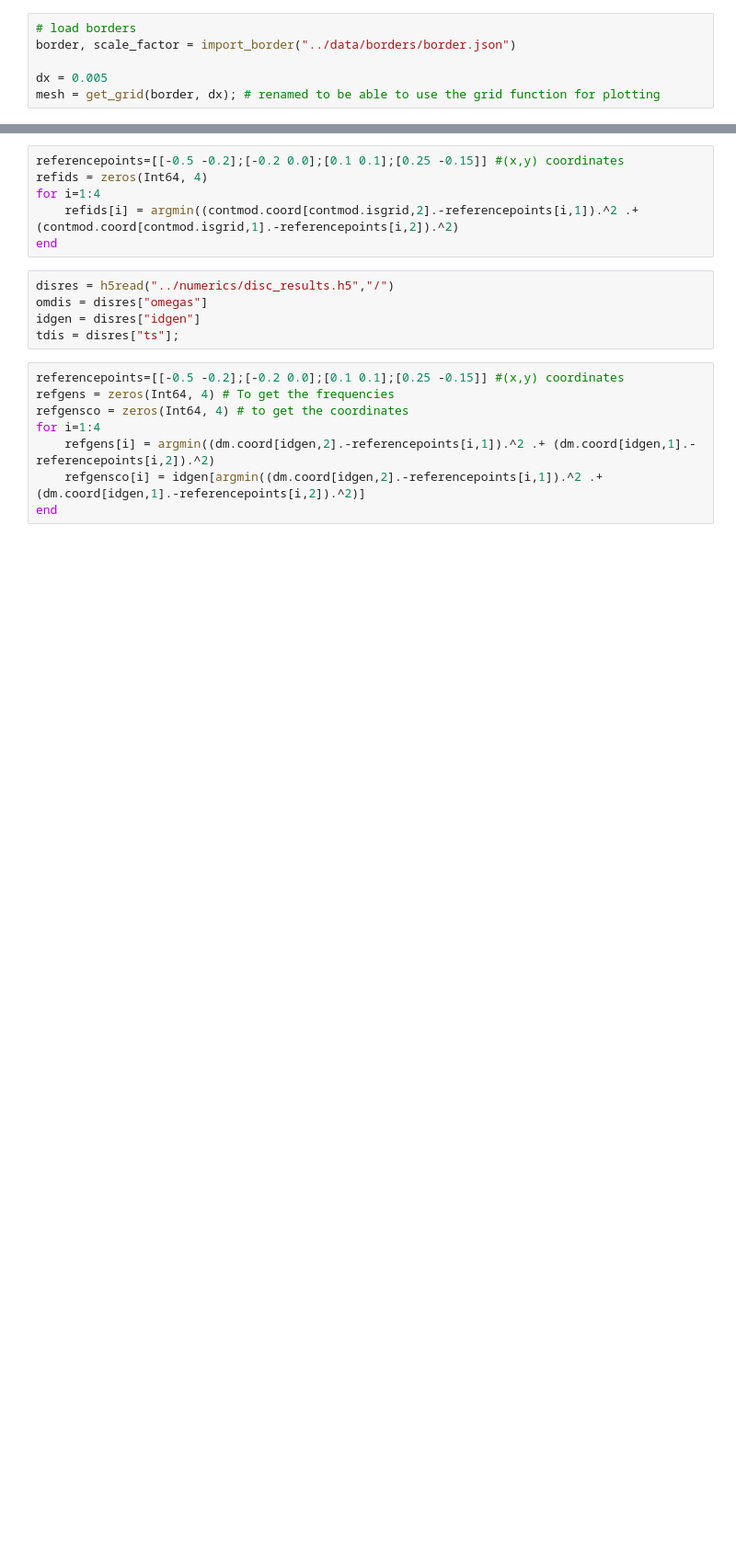
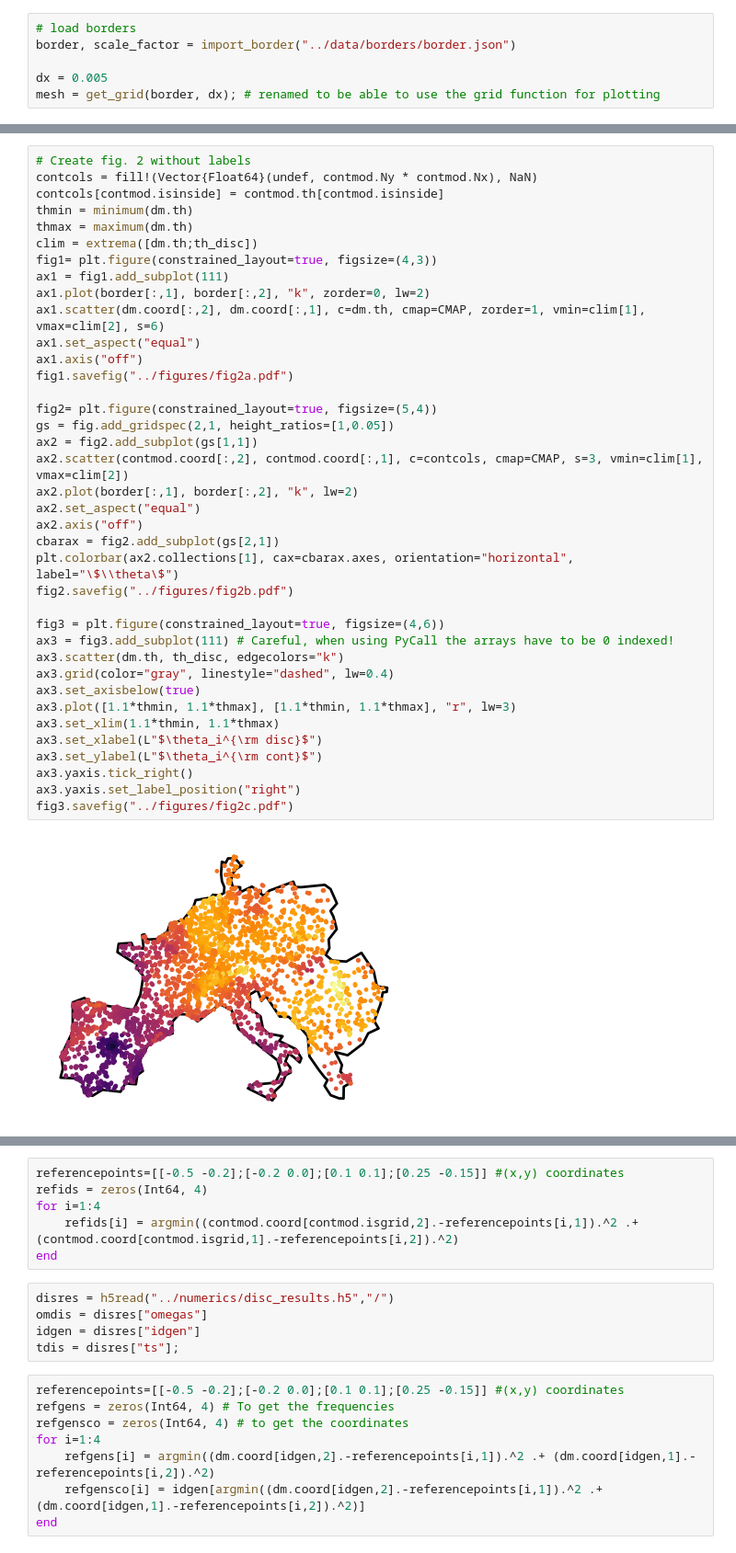
Before and after one commit to laurentpagnier/ContGridMod.jl, a Jupyter notebook: notebooks/plots.ipynb, the cells around one changed output, grey strips where cells are left out. Shown at 92% size. Drawn from its saved outputs; the diff is of its cells as text; blank space fills up the shorter version.

```diff
--- a/notebooks/plots.ipynb
+++ b/notebooks/plots.ipynb
@@ -139,0 +253,40 @@ plt.savefig("../figures/fig2.pdf")
+# %%
+# Create fig. 2 without labels
+contcols = fill!(Vector{Float64}(undef, contmod.Ny * contmod.Nx), NaN)
+contcols[contmod.isinside] = contmod.th[contmod.isinside]
+thmin = minimum(dm.th)
+thmax = maximum(dm.th)
+clim = extrema([dm.th;th_disc])
+fig1= plt.figure(constrained_layout=true, figsize=(4,3))
+ax1 = fig1.add_subplot(111)
+ax1.plot(border[:,1], border[:,2], "k", zorder=0, lw=2)
+ax1.scatter(dm.coord[:,2], dm.coord[:,1], c=dm.th, cmap=CMAP, zorder=1, vmin=clim[1], vmax=clim[2], s=6)
+ax1.set_aspect("equal")
+ax1.axis("off")
+fig1.savefig("../figures/fig2a.pdf")
+
+fig2= plt.figure(constrained_layout=true, figsize=(5,4))
+gs = fig.add_gridspec(2,1, height_ratios=[1,0.05])
+ax2 = fig2.add_subplot(gs[1,1])
+ax2.scatter(contmod.coord[:,2], contmod.coord[:,1], c=contcols, cmap=CMAP, s=3, vmin=clim[1], vmax=clim[2])
+ax2.plot(border[:,1], border[:,2], "k", lw=2)
+ax2.set_aspect("equal")
+ax2.axis("off")
+cbarax = fig2.add_subplot(gs[2,1])
+plt.colorbar(ax2.collections[1], cax=cbarax.axes, orientation="horizontal", label="\$\\theta\$")
+fig2.savefig("../figures/fig2b.pdf")
+
+fig3 = plt.figure(constrained_layout=true, figsize=(4,6))
+ax3 = fig3.add_subplot(111) # Careful, when using PyCall the arrays have to be 0 indexed!
+ax3.scatter(dm.th, th_disc, edgecolors="k")
+ax3.grid(color="gray", linestyle="dashed", lw=0.4)
+ax3.set_axisbelow(true)
+ax3.plot([1.1*thmin, 1.1*thmax], [1.1*thmin, 1.1*thmax], "r", lw=3)
+ax3.set_xlim(1.1*thmin, 1.1*thmax)
+ax3.set_xlabel(L"$\theta_i^{\rm disc}$")
+ax3.set_ylabel(L"$\theta_i^{\rm cont}$")
+ax3.yaxis.tick_right()
+ax3.yaxis.set_label_position("right")
+fig3.savefig("../figures/fig2c.pdf")
+# %% [output]
+[figure, added]
```
Also changed, not shown: parts of 30 cells of this notebook, 13 other files.
